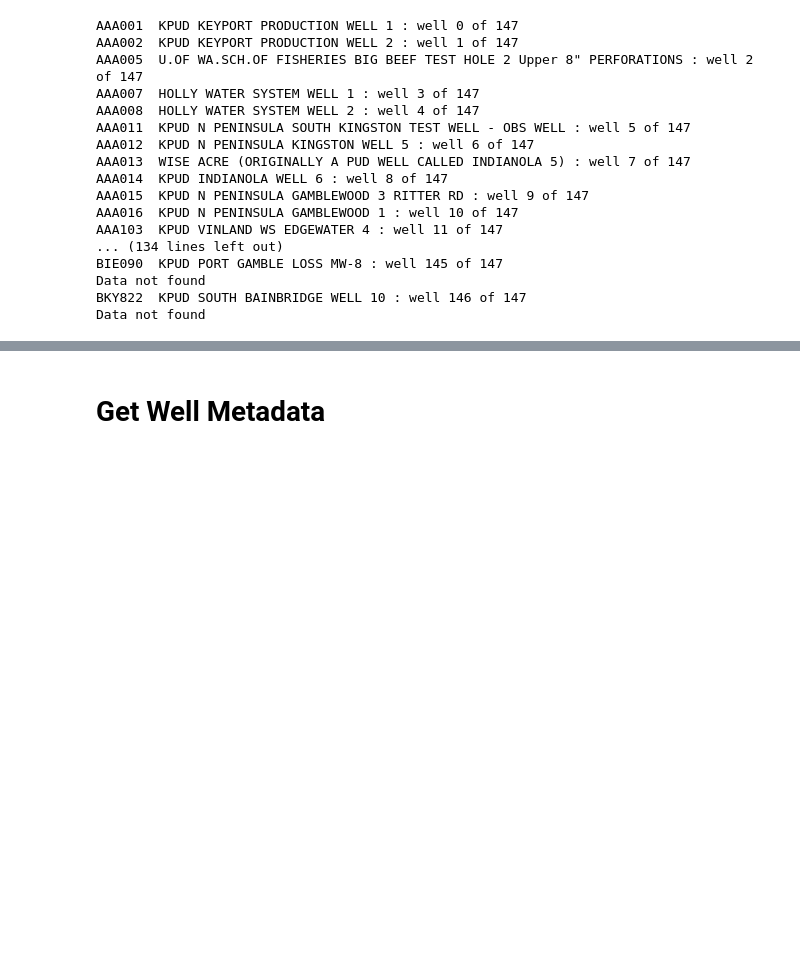
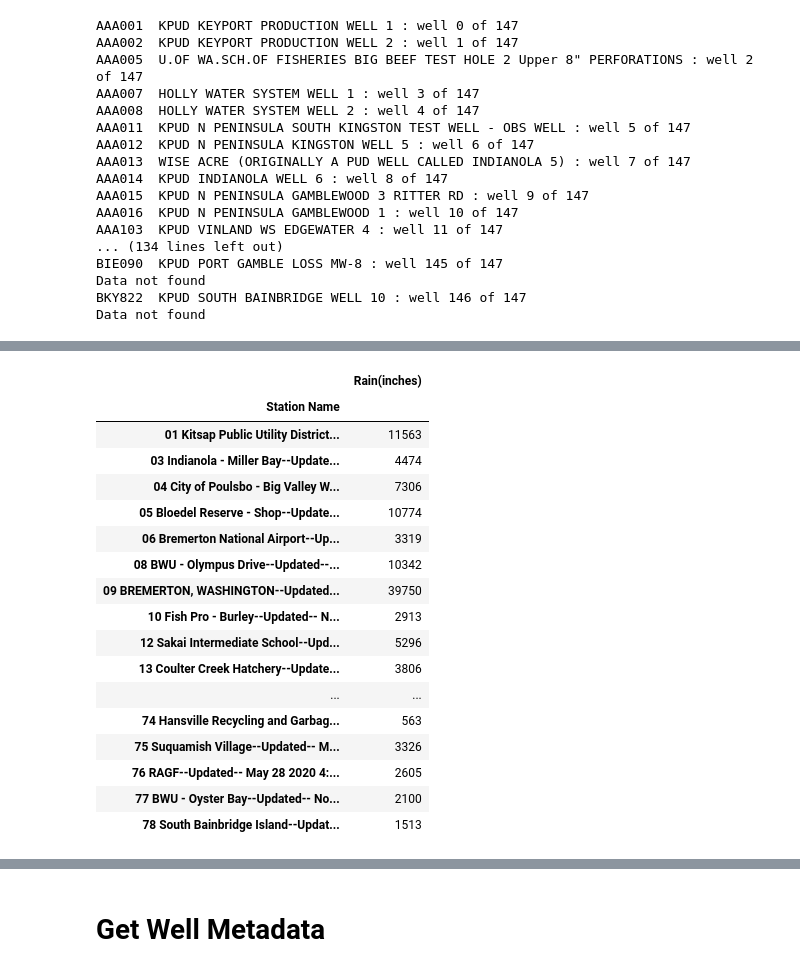
Before and after one commit to InternetGareth/Local_Weather, a Jupyter notebook: 1 - Ingest Data.ipynb, the cells around one changed output, grey strips where cells are left out. Cells and saved outputs as stored; diff of their text form; code cells hidden in the pictures; blank space fills up the shorter version.

```diff
--- a/1 - Ingest Data.ipynb
+++ b/1 - Ingest Data.ipynb
@@ -192,0 +270,21 @@ Data not found
+# %%
+rain.groupby(['Station Name']).count()
+# %% [output]
+|  | Rain(inches) |
+| Station Name |  |
+| 01 Kitsap Public Utility District... | 11563 |
+| 03 Indianola - Miller Bay--Update... | 4474 |
+| 04 City of Poulsbo - Big Valley W... | 7306 |
+| 05 Bloedel Reserve - Shop--Update... | 10774 |
+| 06 Bremerton National Airport--Up... | 3319 |
+| 08 BWU - Olympus Drive--Updated--... | 10342 |
+| 09 BREMERTON, WASHINGTON--Updated... | 39750 |
+| 10 Fish Pro - Burley--Updated-- N... | 2913 |
+| 12 Sakai Intermediate School--Upd... | 5296 |
+| 13 Coulter Creek Hatchery--Update... | 3806 |
+| ... | ... |
+| 74 Hansville Recycling and Garbag... | 563 |
+| 75 Suquamish Village--Updated-- M... | 3326 |
+| 76 RAGF--Updated-- May 28 2020 4:... | 2605 |
+| 77 BWU - Oyster Bay--Updated-- No... | 2100 |
+| 78 South Bainbridge Island--Updat... | 1513 |
```
Also changed, not shown: parts of 11 cells of this notebook, 10 other files.
